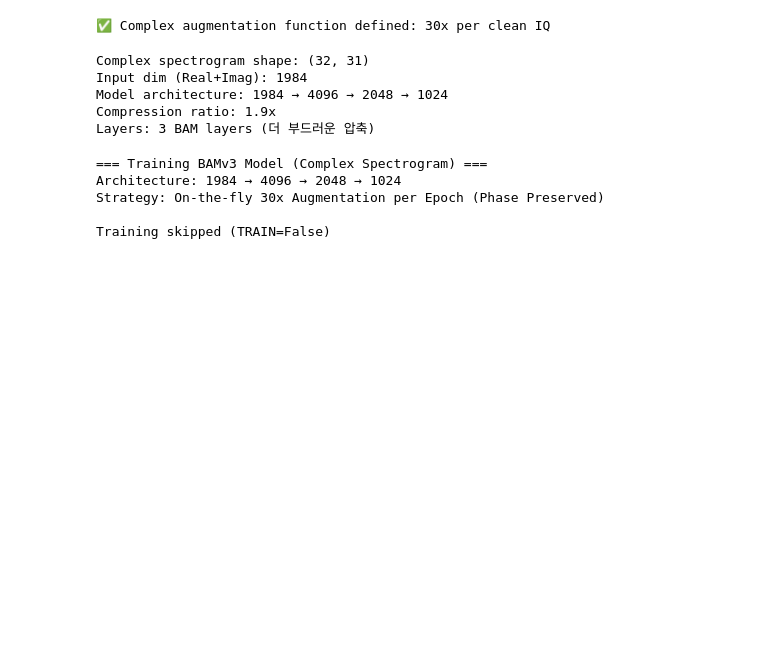
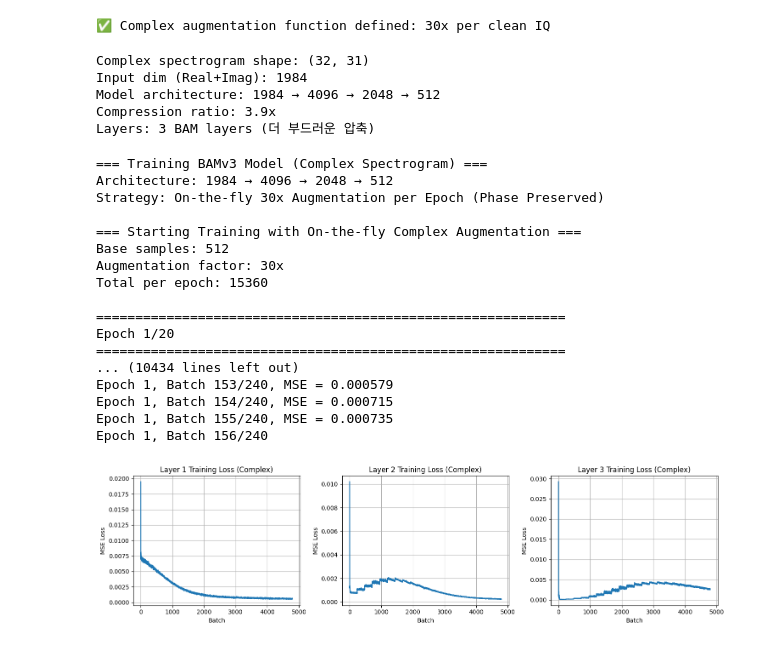
Before and after one commit to gwon9906/LoRa-bam-reconstruction, a Jupyter notebook: Model-experiment-v3-3/training_FIXED.ipynb, the cells around one changed output. Drawn from its saved outputs; the diff is of its cells as text; code cells hidden in the pictures; blank space fills up the shorter version.

```diff
--- a/Model-experiment-v3-3/training_FIXED.ipynb
+++ b/Model-experiment-v3-3/training_FIXED.ipynb
@@ -237,8 +237,8 @@ test_spec_flat, test_params = generate_complex_spectrogram(X_clean_iq[0], fs, bw
 input_dim = test_spec_flat.shape[0]  # Real + Imag 통합 (2배)
 
 # 점진적 압축: 7936 → 4096 → 3072 → 2048
-layers = [input_dim, 4096, 2048, 1024]
-
+layers = [input_dim, 4096, 2048, 1024,512]
+#layers = [1984, 4096, 2048, 512]
 print(f"Complex spectrogram shape: {test_params['shape']}")
 print(f"Input dim (Real+Imag): {input_dim}")
 print(f"Model architecture: {' → '.join(map(str, layers))}")
@@ -247,8 +247,8 @@ print(f"Layers: {len(layers)-1} BAM layers (더 부드러운 압축)")
 # %% [output]
 Complex spectrogram shape: (32, 31)
 Input dim (Real+Imag): 1984
-Model architecture: 1984 → 4096 → 2048 → 1024
-Compression ratio: 1.9x
+Model architecture: 1984 → 4096 → 2048 → 512
+Compression ratio: 3.9x
 Layers: 3 BAM layers (더 부드러운 압축)
 # %%
 ########################################
@@ -263,7 +263,7 @@ print(f"Strategy: On-the-fly 30x Augmentation per Epoch (Phase Preserved)")
 model = MultiBAMv3(layers_dims=layers, eta=5e-4)
 
 # 학습 플래그
-TRAIN = False  # 테스트 전에는 False
+TRAIN = True  # 테스트 전에는 False
 
 if TRAIN:
     print("\n=== Starting Training with On-the-fly Complex Augmentation ===")
@@ -288,35 +288,48 @@ if TRAIN:
 
         # 1 epoch만 학습 (이미 증강된 데이터로)
         layer_losses = model.train(X_augmented, num_epochs=1, batch_size=batch_size)
 
         # Loss 기록
         for i, losses in enumerate(layer_losses):
             all_layer_losses[i].extend(losses)
 
     print("\n=== Training Complete ===")
 
     # Loss 플롯 (각 layer별)
     fig, axes = plt.subplots(1, len(all_layer_losses), figsize=(15, 4))
     if len(all_layer_losses) == 1:
         axes = [axes]
 
     for i, losses in enumerate(all_layer_losses):
         axes[i].plot(losses)
         axes[i].set_xlabel('Batch')
         axes[i].set_ylabel('MSE Loss')
         axes[i].set_title(f'Layer {i+1} Training Loss (Complex)')
         axes[i].grid(True)
 
     plt.tight_layout()
     plt.show()
 else:
     print("\nTraining skipped (TRAIN=False)")
 # %% [output]
 === Training BAMv3 Model (Complex Spectrogram) ===
-Architecture: 1984 → 4096 → 2048 → 1024
+Architecture: 1984 → 4096 → 2048 → 512
 Strategy: On-the-fly 30x Augmentation per Epoch (Phase Preserved)
 
-Training skipped (TRAIN=False)
+=== Starting Training with On-the-fly Complex Augmentation ===
+Base samples: 512
+Augmentation factor: 30x
+Total per epoch: 15360
+
+============================================================
+Epoch 1/20
+============================================================
+... (10434 lines left out)
+Epoch 1, Batch 153/240, MSE = 0.000579
+Epoch 1, Batch 154/240, MSE = 0.000715
+Epoch 1, Batch 155/240, MSE = 0.000735
+Epoch 1, Batch 156/240
+[figure, added]
 # %%
 ########################################
 ##  5. 모델 저장                     ##
```
Also changed, not shown: parts of 7 cells of this notebook, 3 other files.
